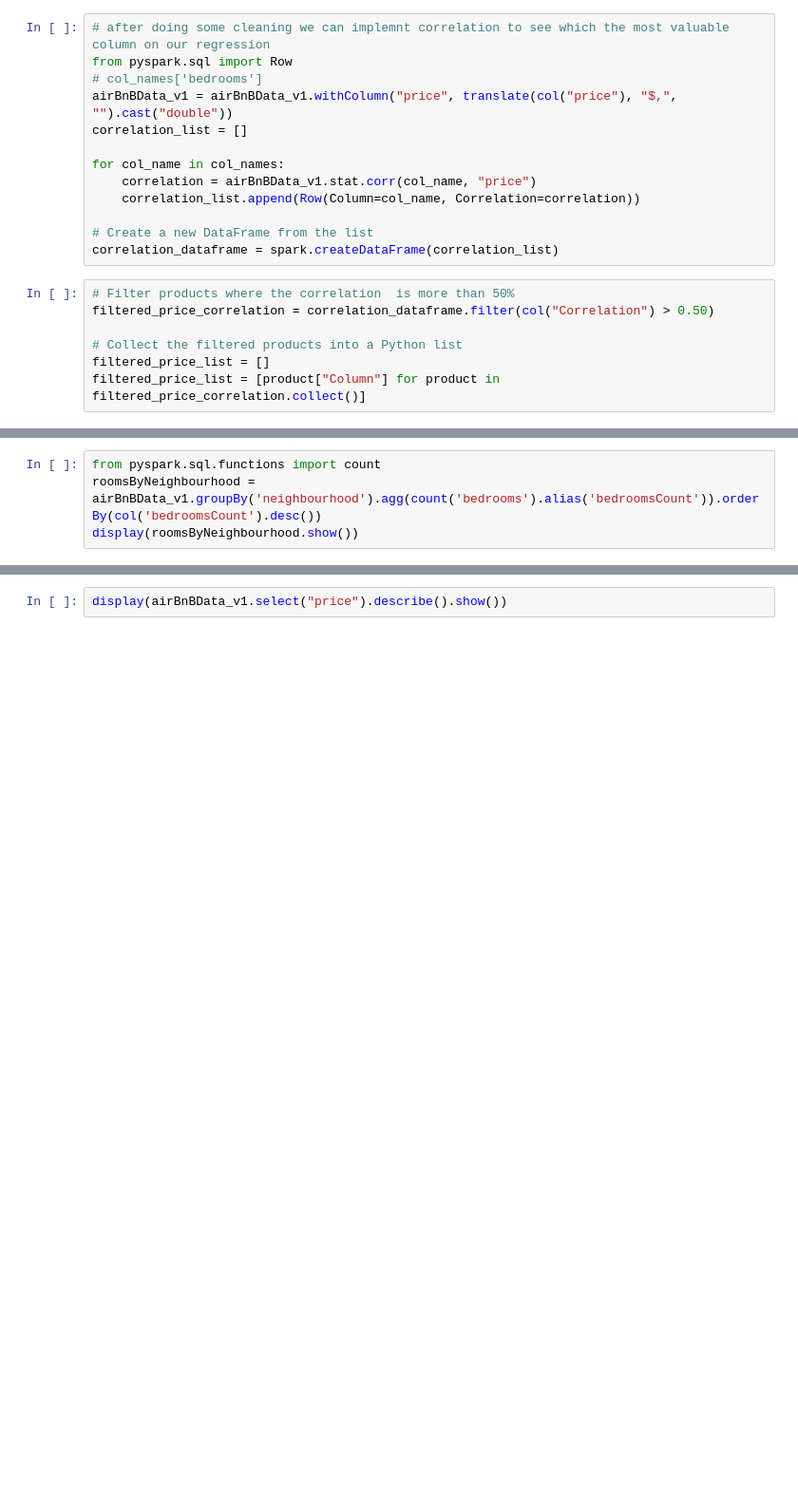
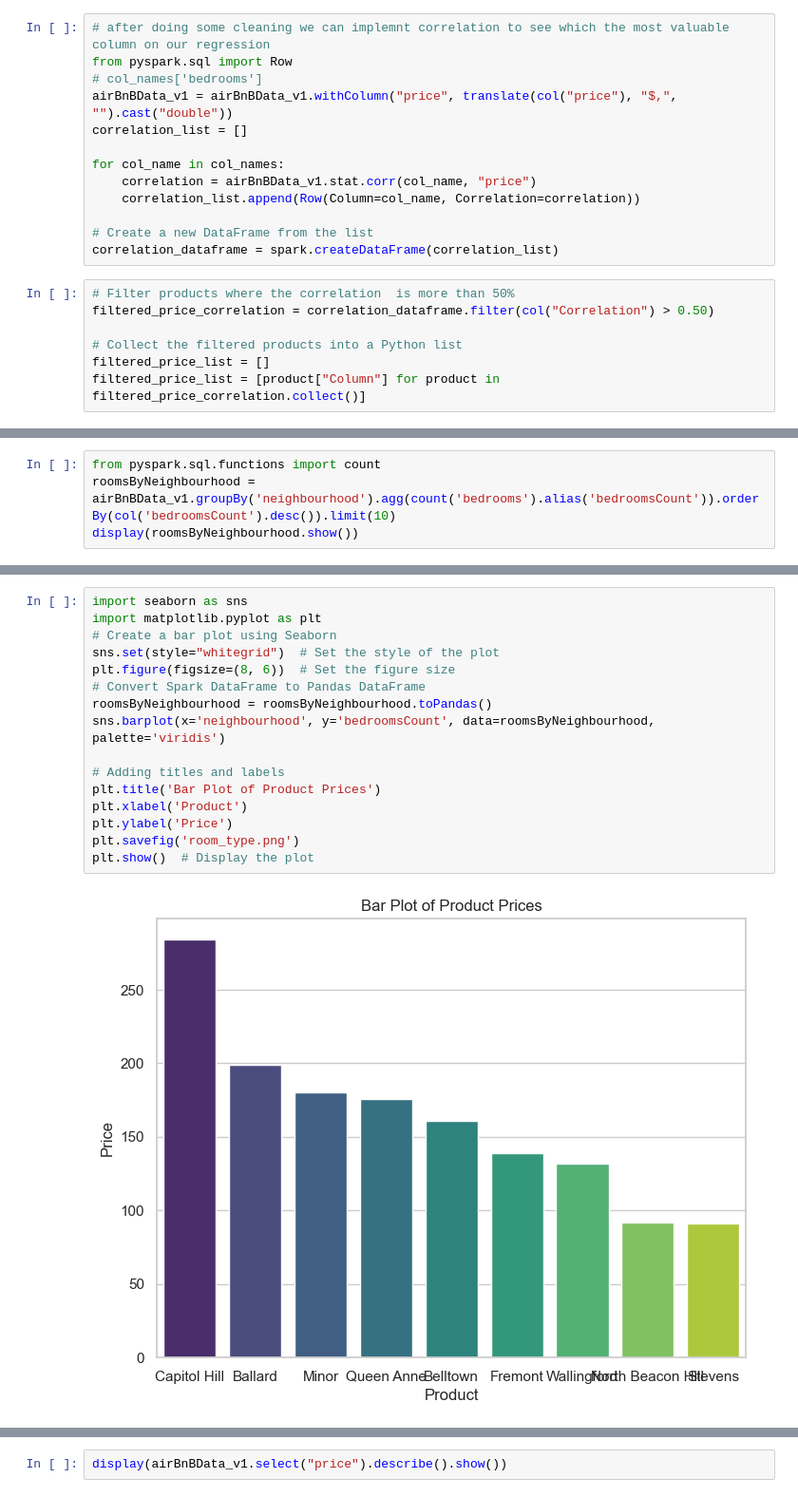
Before and after one commit to BadrKhamis/regressionWithMLFlow, a Jupyter notebook: regressionMLFlow.ipynb, the cells around one changed output, grey strips where cells are left out. Shown at 95% size. Cells and saved outputs as stored; diff of their text form; blank space fills up the shorter version.

```diff
--- a/regressionMLFlow.ipynb
+++ b/regressionMLFlow.ipynb
@@ -171,5 +266,5 @@ v = ",\n".join(lat_long_price_strings)
 # %%
 from pyspark.sql.functions import count
-roomsByNeighbourhood = airBnBData_v1.groupBy('neighbourhood').agg(count('bedrooms').alias('bedroomsCount')).orderBy(col('bedroomsCount').desc())
+roomsByNeighbourhood = airBnBData_v1.groupBy('neighbourhood').agg(count('bedrooms').alias('bedroomsCount')).orderBy(col('bedroomsCount').desc()).limit(10)
 display(roomsByNeighbourhood.show())
 # %% [output]
@@ -193,0 +324,18 @@ None
+# %%
+import seaborn as sns
+import matplotlib.pyplot as plt
+# Create a bar plot using Seaborn
+sns.set(style="whitegrid")  # Set the style of the plot
+plt.figure(figsize=(8, 6))  # Set the figure size
+# Convert Spark DataFrame to Pandas DataFrame
+roomsByNeighbourhood = roomsByNeighbourhood.toPandas()
+sns.barplot(x='neighbourhood', y='bedroomsCount', data=roomsByNeighbourhood, palette='viridis')
+
+# Adding titles and labels
+plt.title('Bar Plot of Product Prices')
+plt.xlabel('Product')
+plt.ylabel('Price')
+plt.savefig('room_type.png')
+plt.show()  # Display the plot
+# %% [output]
+[figure, added]
```
Also changed, not shown: parts of 30 cells of this notebook.
